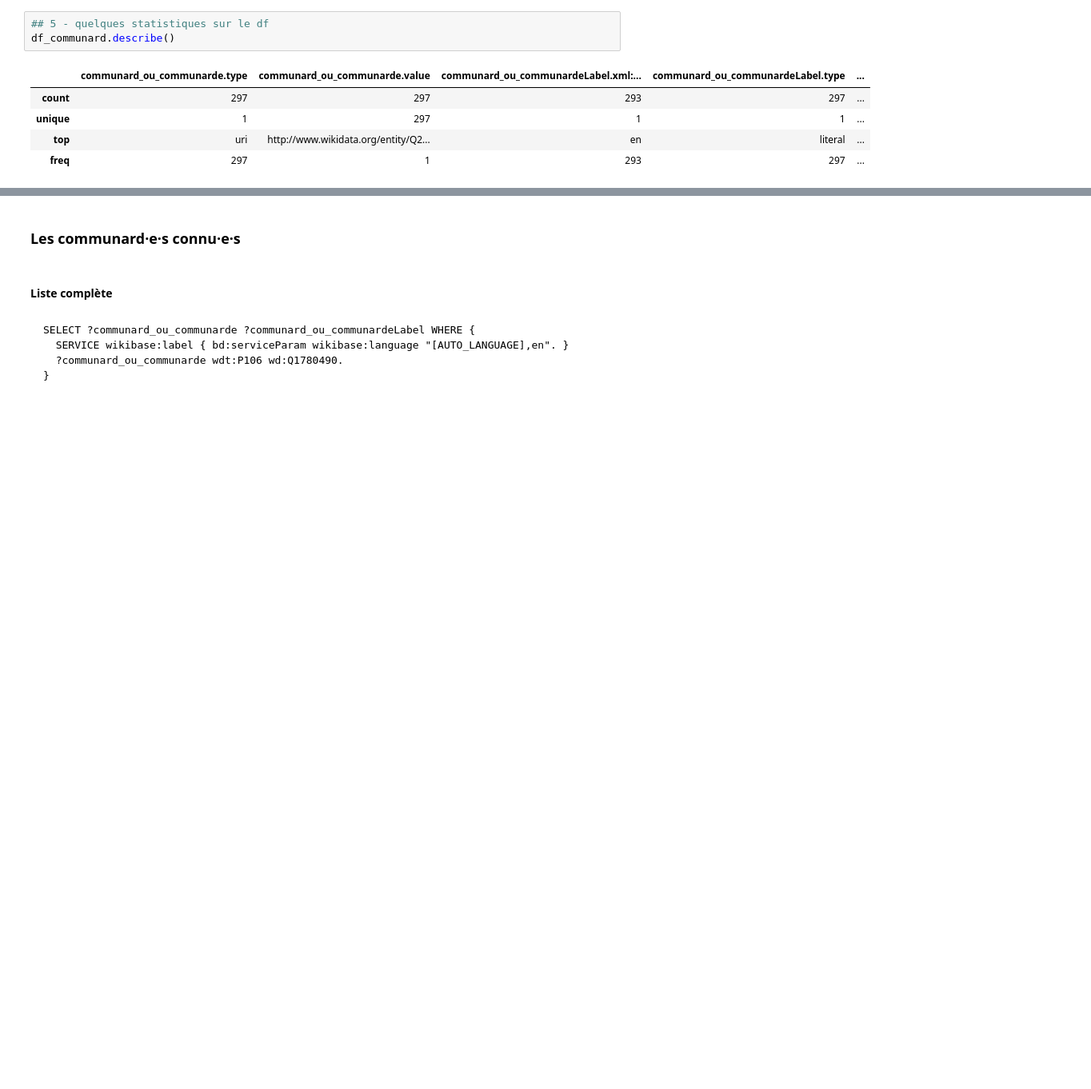
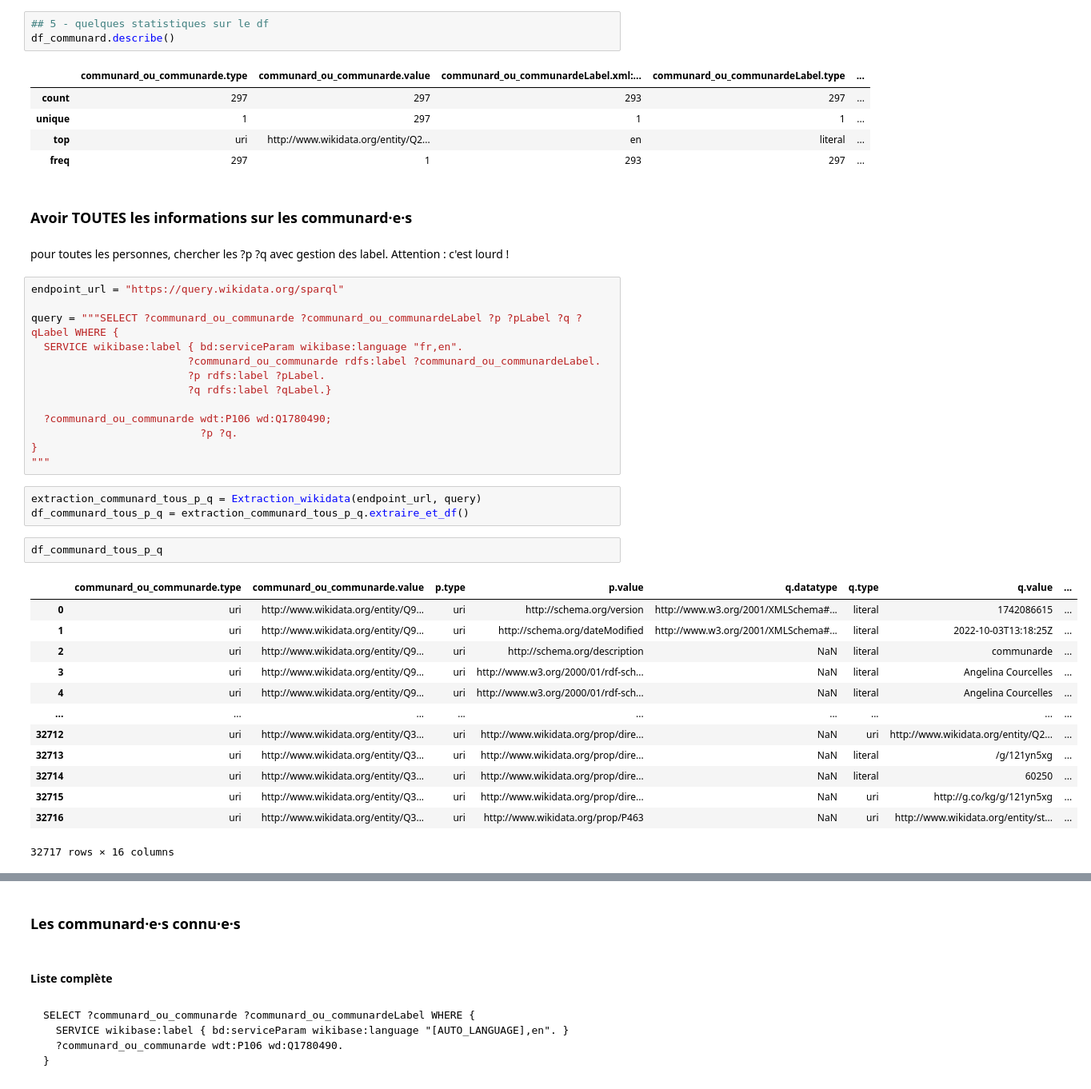
Before and after one commit to silanoc/commune_dans_wikidata, a Jupyter notebook: Commune_dans_wikidata.ipynb, the cells around one changed output, grey strips where cells are left out. Shown at 80% size. Cells and saved outputs as stored; diff of their text form; blank space fills up the shorter version.

Commit message:
méthode d'extraction en python de TOUTES les propriétés des personnes

```diff
--- a/Commune_dans_wikidata.ipynb
+++ b/Commune_dans_wikidata.ipynb
@@ -200,3 +201,40 @@ df_communard.describe()
 | unique | 1 | 297 | 1 | 1 | ... |
 | top | uri | http://www.wikidata.org/entity/Q2... | en | literal | ... |
 | freq | 297 | 1 | 293 | 297 | ... |
+# %% [markdown]
+### Avoir TOUTES les informations sur les communard·e·s
+# %% [markdown]
+pour toutes les personnes, chercher les ?p ?q avec gestion des label.
+Attention : c'est lourd !
+# %%
+endpoint_url = "https://query.wikidata.org/sparql"
+
+query = """SELECT ?communard_ou_communarde ?communard_ou_communardeLabel ?p ?pLabel ?q ?qLabel WHERE {
+  SERVICE wikibase:label { bd:serviceParam wikibase:language "fr,en".
+                         ?communard_ou_communarde rdfs:label ?communard_ou_communardeLabel.
+                         ?p rdfs:label ?pLabel.
+                         ?q rdfs:label ?qLabel.}
+
+  ?communard_ou_communarde wdt:P106 wd:Q1780490;
+                           ?p ?q.
+}
+"""
+# %%
+extraction_communard_tous_p_q = Extraction_wikidata(endpoint_url, query)
+df_communard_tous_p_q = extraction_communard_tous_p_q.extraire_et_df()
+# %%
+df_communard_tous_p_q
+# %% [output]
+|  | communard_ou_communarde.type | communard_ou_communarde.value | p.type | p.value | q.datatype | q.type | q.value | ... |
+| 0 | uri | http://www.wikidata.org/entity/Q9... | uri | http://schema.org/version | http://www.w3.org/2001/XMLSchema#... | literal | 1742086615 | ... |
+| 1 | uri | http://www.wikidata.org/entity/Q9... | uri | http://schema.org/dateModified | http://www.w3.org/2001/XMLSchema#... | literal | 2022-10-03T13:18:25Z | ... |
+| 2 | uri | http://www.wikidata.org/entity/Q9... | uri | http://schema.org/description | NaN | literal | communarde | ... |
+| 3 | uri | http://www.wikidata.org/entity/Q9... | uri | http://www.w3.org/2000/01/rdf-sch... | NaN | literal | Angelina Courcelles | ... |
+| 4 | uri | http://www.wikidata.org/entity/Q9... | uri | http://www.w3.org/2000/01/rdf-sch... | NaN | literal | Angelina Courcelles | ... |
+| ... | ... | ... | ... | ... | ... | ... | ... | ... |
+| 32712 | uri | http://www.wikidata.org/entity/Q3... | uri | http://www.wikidata.org/prop/dire... | NaN | uri | http://www.wikidata.org/entity/Q2... | ... |
+| 32713 | uri | http://www.wikidata.org/entity/Q3... | uri | http://www.wikidata.org/prop/dire... | NaN | literal | /g/121yn5xg | ... |
+| 32714 | uri | http://www.wikidata.org/entity/Q3... | uri | http://www.wikidata.org/prop/dire... | NaN | literal | 60250 | ... |
+| 32715 | uri | http://www.wikidata.org/entity/Q3... | uri | http://www.wikidata.org/prop/dire... | NaN | uri | http://g.co/kg/g/121yn5xg | ... |
+| 32716 | uri | http://www.wikidata.org/entity/Q3... | uri | http://www.wikidata.org/prop/P463 | NaN | uri | http://www.wikidata.org/entity/st... | ... |
+32717 rows × 16 columns
```
Also changed, not shown: parts of 7 cells of this notebook.
